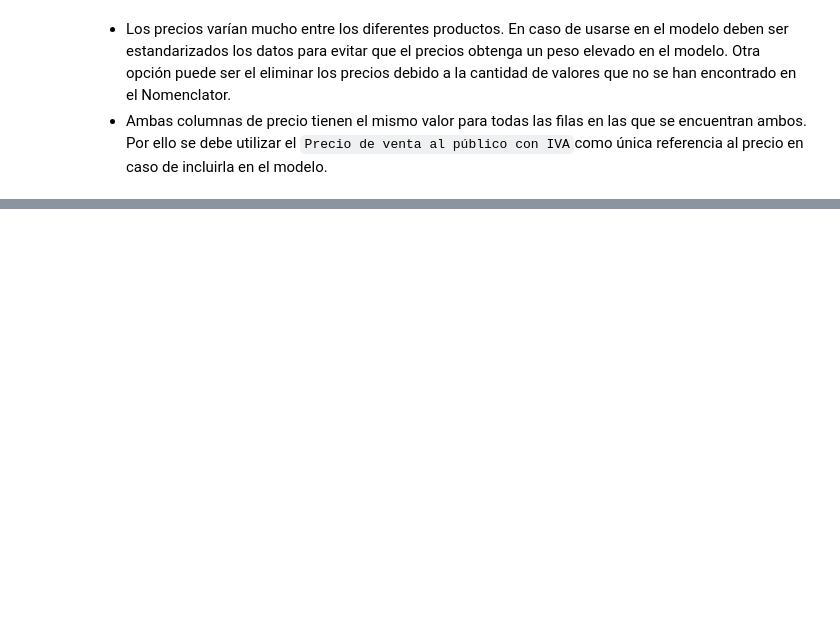
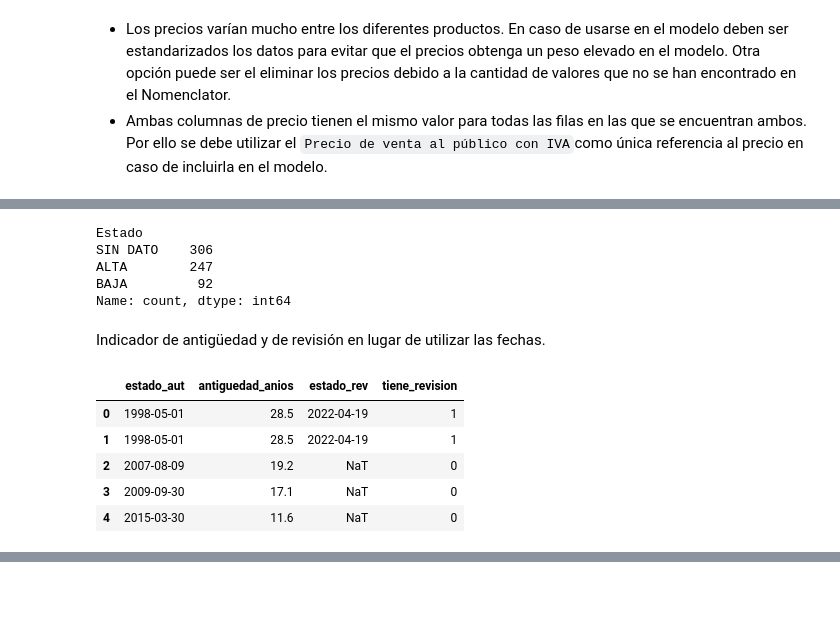
Before and after one commit to pedrinch10/Arthena4, a Jupyter notebook: codigo_HU4_HU5/HU4_EDA_medicamentos.ipynb, the cells around one changed output, grey strips where cells are left out. Drawn from its saved outputs; the diff is of its cells as text; code cells hidden in the pictures; blank space fills up the shorter version.

```diff
--- a/codigo_HU4_HU5/HU4_EDA_medicamentos.ipynb
+++ b/codigo_HU4_HU5/HU4_EDA_medicamentos.ipynb
@@ -684,0 +689,19 @@ plt.show()
+# %%
+pvp = "Precio de venta al público con IVA"
+
+# Mediana del PVP de cada grupo de medicamentos equivalentes
+mediana_grupo = df_final.groupby(
+    ["pactivos", "dosis_mg", "forma_farmaceutica_simplificada"]
+)[pvp].transform("median")
+
+# Marcador de trazabilidad
+df_final["precio_rellenado"] = (df_final[pvp].isna() & mediana_grupo.notna()).astype(int)
+
+# Rellenar solo los nulos con la mediana de su grupo
+df_final[pvp] = df_final[pvp].fillna(mediana_grupo)
+
+df_final["tiene_precio"] = df_final[pvp].notna().astype(int)
+
+print("Precios nuevos:", df_final["precio_rellenado"].sum())
+print("Medicamentos con precio:", df_final["tiene_precio"].sum())
+print("Medicamentos sin precio:", (df_final["tiene_precio"] == 0).sum())
@@ -684,0 +717,25 @@ plt.show()
+# %%
+mapeo_estado_texto = {True: "ALTA", False: "BAJA"}
+df_final["Estado"] = df_final["Estado"].map(mapeo_estado_texto).fillna("SIN DATO")
+
+df_final["Estado"].value_counts()
+# %% [output]
+Estado
+SIN DATO    306
+ALTA        247
+BAJA         92
+Name: count, dtype: int64
+# %% [markdown]
+Indicador de antigüedad y de revisión en lugar de utilizar las fechas.
+# %%
+df_final["tiene_revision"] = df_final["estado_rev"].notna().astype(int)
+df_final["antiguedad_anios"] = df_final["antiguedad_anios"].round(1)
+
+df_final[["estado_aut", "antiguedad_anios", "estado_rev", "tiene_revision"]].head()
+# %% [output]
+|  | estado_aut | antiguedad_anios | estado_rev | tiene_revision |
+| 0 | 1998-05-01 | 28.5 | 2022-04-19 | 1 |
+| 1 | 1998-05-01 | 28.5 | 2022-04-19 | 1 |
+| 2 | 2007-08-09 | 19.2 | NaT | 0 |
+| 3 | 2009-09-30 | 17.1 | NaT | 0 |
+| 4 | 2015-03-30 | 11.6 | NaT | 0 |
```
Also changed, not shown: parts of 26 cells of this notebook, 2 other files.
